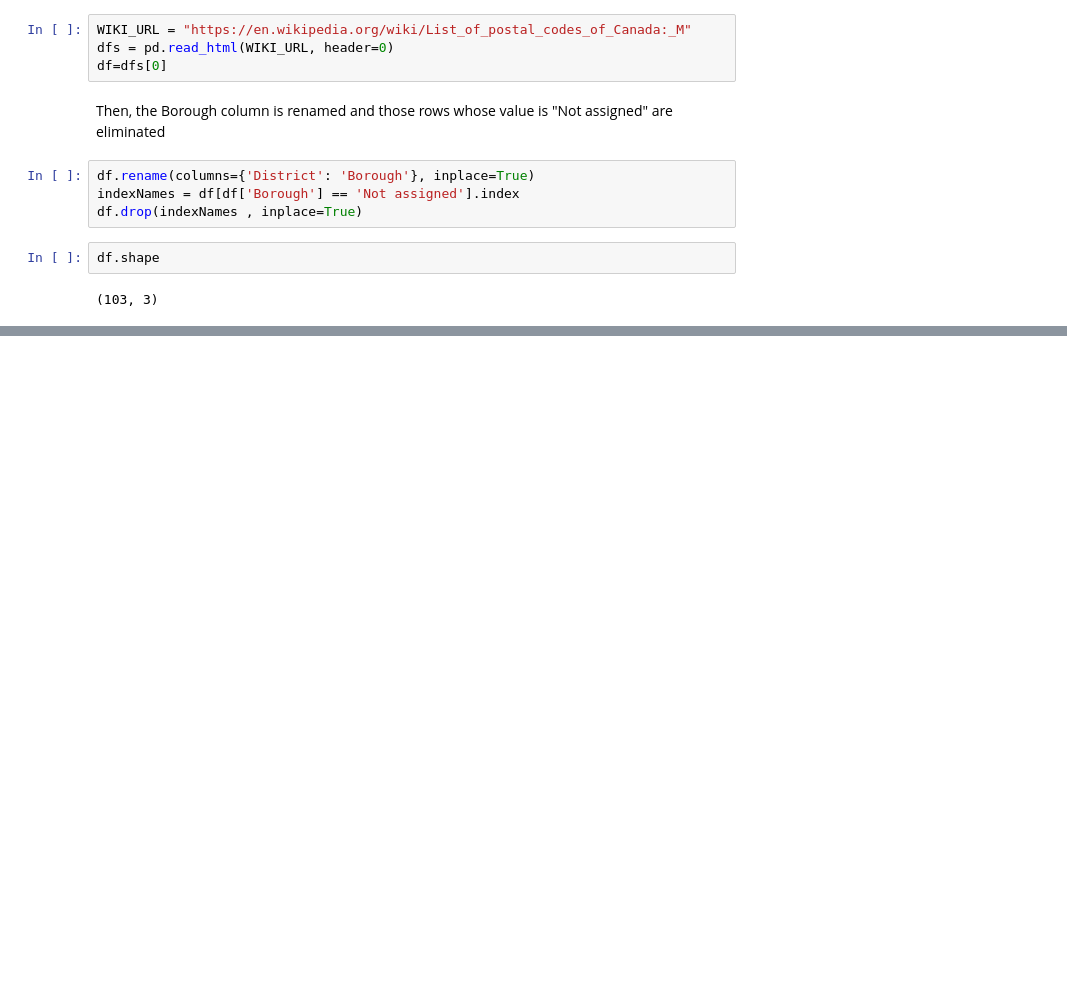
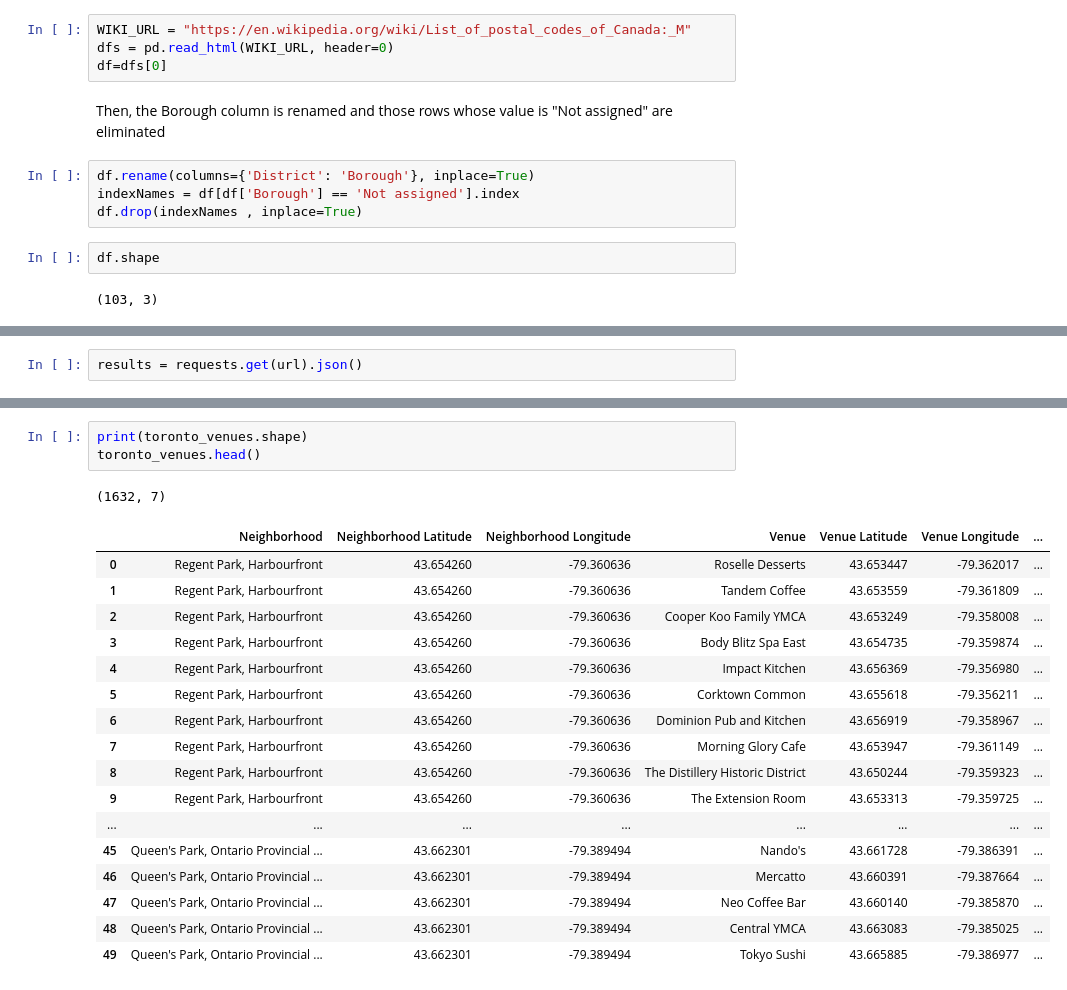
Before and after one commit to mfgonzalez7/Coursera_Capstone, a Jupyter notebook: Capstone Project.ipynb, the cells around one changed output, grey strips where cells are left out. Saved outputs shown, nothing was run; the diff lists cells and outputs as text; blank space fills up the shorter version.

```diff
--- a/Capstone Project.ipynb
+++ b/Capstone Project.ipynb
@@ -22,0 +113,2 @@ df.shape
+# %%
+results = requests.get(url).json()
@@ -22,0 +228,22 @@ df.shape
+# %%
+print(toronto_venues.shape)
+toronto_venues.head()
+# %% [output]
+(1632, 7)
+|  | Neighborhood | Neighborhood Latitude | Neighborhood Longitude | Venue | Venue Latitude | Venue Longitude | ... |
+| 0 | Regent Park, Harbourfront | 43.654260 | -79.360636 | Roselle Desserts | 43.653447 | -79.362017 | ... |
+| 1 | Regent Park, Harbourfront | 43.654260 | -79.360636 | Tandem Coffee | 43.653559 | -79.361809 | ... |
+| 2 | Regent Park, Harbourfront | 43.654260 | -79.360636 | Cooper Koo Family YMCA | 43.653249 | -79.358008 | ... |
+| 3 | Regent Park, Harbourfront | 43.654260 | -79.360636 | Body Blitz Spa East | 43.654735 | -79.359874 | ... |
+| 4 | Regent Park, Harbourfront | 43.654260 | -79.360636 | Impact Kitchen | 43.656369 | -79.356980 | ... |
+| 5 | Regent Park, Harbourfront | 43.654260 | -79.360636 | Corktown Common | 43.655618 | -79.356211 | ... |
+| 6 | Regent Park, Harbourfront | 43.654260 | -79.360636 | Dominion Pub and Kitchen | 43.656919 | -79.358967 | ... |
+| 7 | Regent Park, Harbourfront | 43.654260 | -79.360636 | Morning Glory Cafe | 43.653947 | -79.361149 | ... |
+| 8 | Regent Park, Harbourfront | 43.654260 | -79.360636 | The Distillery Historic District | 43.650244 | -79.359323 | ... |
+| 9 | Regent Park, Harbourfront | 43.654260 | -79.360636 | The Extension Room | 43.653313 | -79.359725 | ... |
+| ... | ... | ... | ... | ... | ... | ... | ... |
+| 45 | Queen's Park, Ontario Provincial ... | 43.662301 | -79.389494 | Nando's | 43.661728 | -79.386391 | ... |
+| 46 | Queen's Park, Ontario Provincial ... | 43.662301 | -79.389494 | Mercatto | 43.660391 | -79.387664 | ... |
+| 47 | Queen's Park, Ontario Provincial ... | 43.662301 | -79.389494 | Neo Coffee Bar | 43.660140 | -79.385870 | ... |
+| 48 | Queen's Park, Ontario Provincial ... | 43.662301 | -79.389494 | Central YMCA | 43.663083 | -79.385025 | ... |
+| 49 | Queen's Park, Ontario Provincial ... | 43.662301 | -79.389494 | Tokyo Sushi | 43.665885 | -79.386977 | ... |
```
Also changed, not shown: parts of 47 cells of this notebook.
